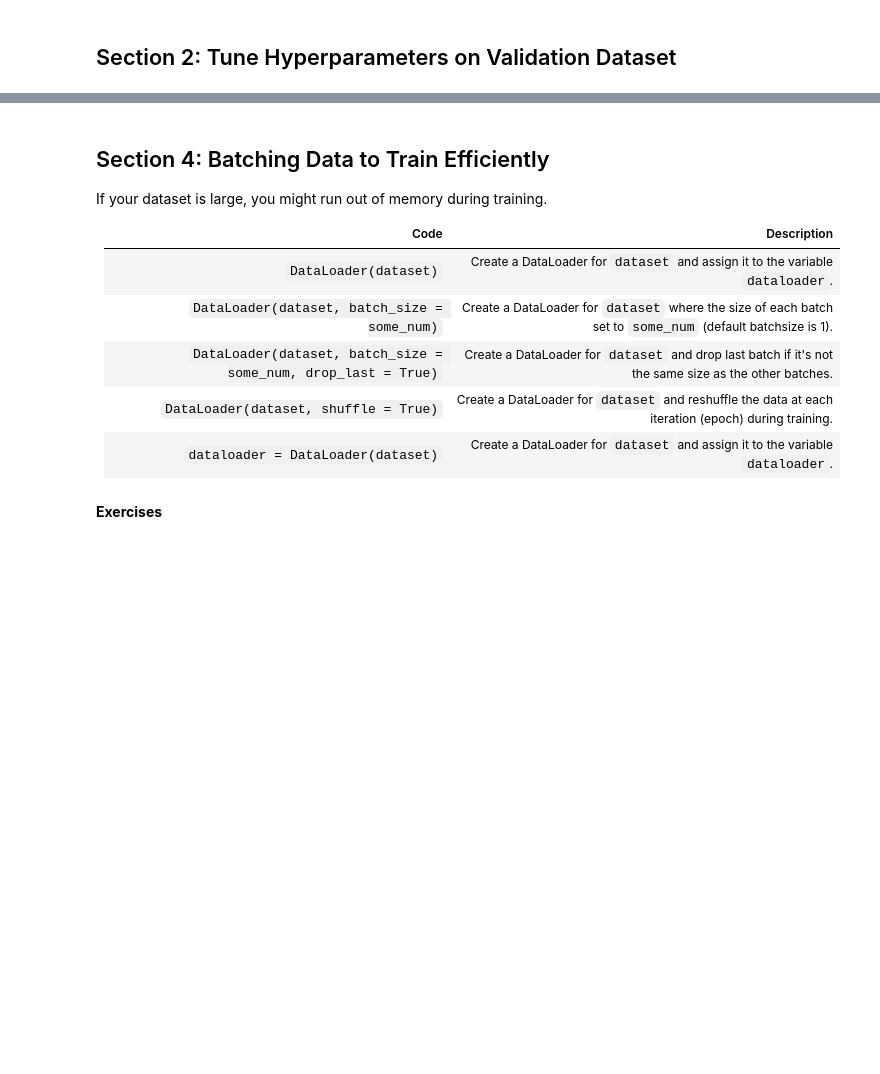
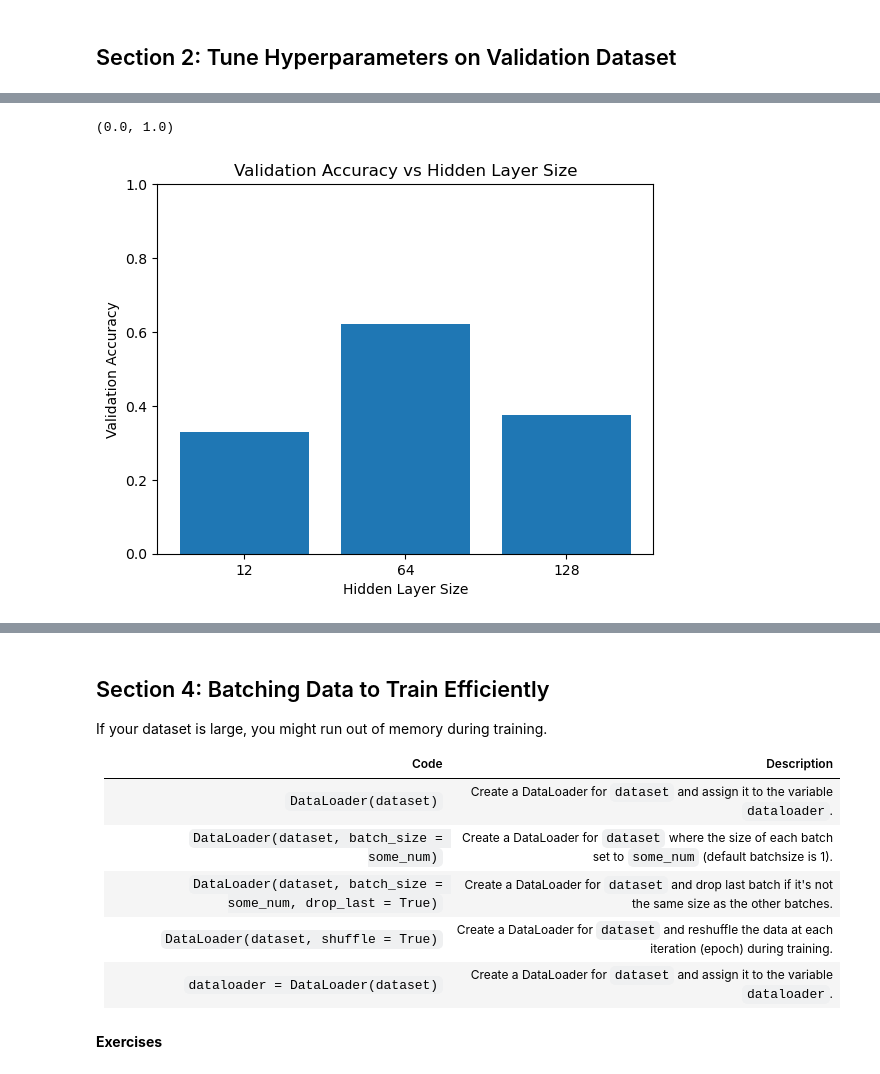
Before and after one commit to atleer/intro-to-deep-learning-dev, a Jupyter notebook: Day02/08_train_test_splitting_and_hyperparameter_tuning.ipynb/08_train_test_splitting_and_hyperparameter_tuning.ipynb, the cells around one changed output, grey strips where cells are left out. Saved outputs shown, nothing was run; the diff lists cells and outputs as text; code cells hidden in the pictures; blank space fills up the shorter version.

```diff
--- a/Day02/08_train_test_splitting_and_hyperparameter_tuning.ipynb/08_train_test_splitting_and_hyperparameter_tuning.ipynb
+++ b/Day02/08_train_test_splitting_and_hyperparameter_tuning.ipynb/08_train_test_splitting_and_hyperparameter_tuning.ipynb
@@ -96,8 +133,6 @@ for trial_id in trial_ids:
 # %% [markdown]
 Make features and labels tensors and create dataset
 # %%
-features = torch.tensor(np.array(trial_features), dtype=torch.long)
-labels = torch.tensor(np.array(trial_labels), dtype=torch.long)
-
-dataset = TensorDataset(features, labels)
+features = torch.tensor(np.array(features_trials), dtype=torch.float64)
+labels = torch.tensor(np.array(labels_trials), dtype=torch.long)
 # %% [markdown]
@@ -198,0 +282,9 @@ train_data[0]
+# %%
+hidden_layer_sizes = [12, 64, 128]
+for hidden_layer_size in hidden_layer_sizes:
+
+    # create model
+    model = Model(hidden_layer_size=hidden_layer_size)
+
+    # rain the model
+    utils.train(model)
@@ -198,0 +297,21 @@ train_data[0]
+# %%
+hidden_sizes = [12, 64, 128]
+val_accuracies = []
+
+for hidden_size in hidden_sizes:
+    print(f'\nTraining with hidden size: {hidden_size}')
+
+    # Create model
+    model = nn.Sequential(
+        nn.Linear(input_size, hidden_size),
+        nn.ReLU(),
+        nn.Linear(hidden_size, n_classes)
+    )
+
+    # Train
+    utils.train(model, features_train.float(), labels_train, nepochs=10)
+
+    # Evaluate on validation
+    val_acc = utils.calculate_accuracy(model, features_val.float(), labels_val)
+    val_accuracies.append(val_acc.item())
+    print(f'Validation Accuracy: {val_acc:.4f}')
@@ -198,0 +327,10 @@ train_data[0]
+# %%
+# Plot results
+plt.bar([str(h) for h in hidden_sizes], val_accuracies)
+plt.xlabel('Hidden Layer Size')
+plt.ylabel('Validation Accuracy')
+plt.title('Validation Accuracy vs Hidden Layer Size')
+plt.ylim([0, 1])
+# %% [output]
+(0.0, 1.0)
+[figure, added]
```
Also changed, not shown: parts of 55 cells of this notebook.
